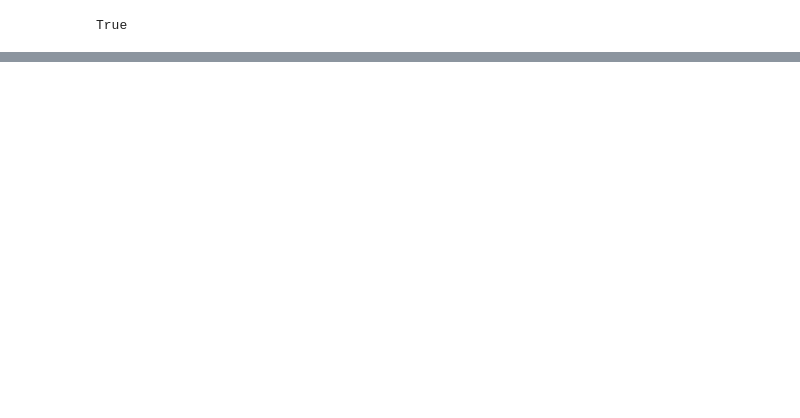
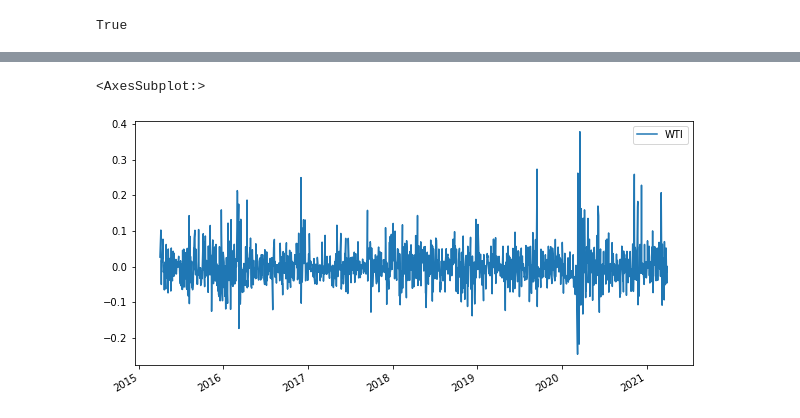
Before and after one commit to scolpan/gee_etf, a Jupyter notebook: WEATCORNSOYB.ipynb, the cells around one changed output, grey strips where cells are left out. Cells and saved outputs as stored; diff of their text form; code cells hidden in the pictures; blank space fills up the shorter version.

```diff
--- a/WEATCORNSOYB.ipynb
+++ b/WEATCORNSOYB.ipynb
@@ -84,0 +195,6 @@ df_fund_data
+# %%
+# Daily returns of wti crude oil future
+crude_daily_returns.plot(figsize=(10,5))
+# %% [output]
+<AxesSubplot:>
+[figure, added]
```
Also changed, not shown: parts of 14 cells of this notebook, 1 other file.
